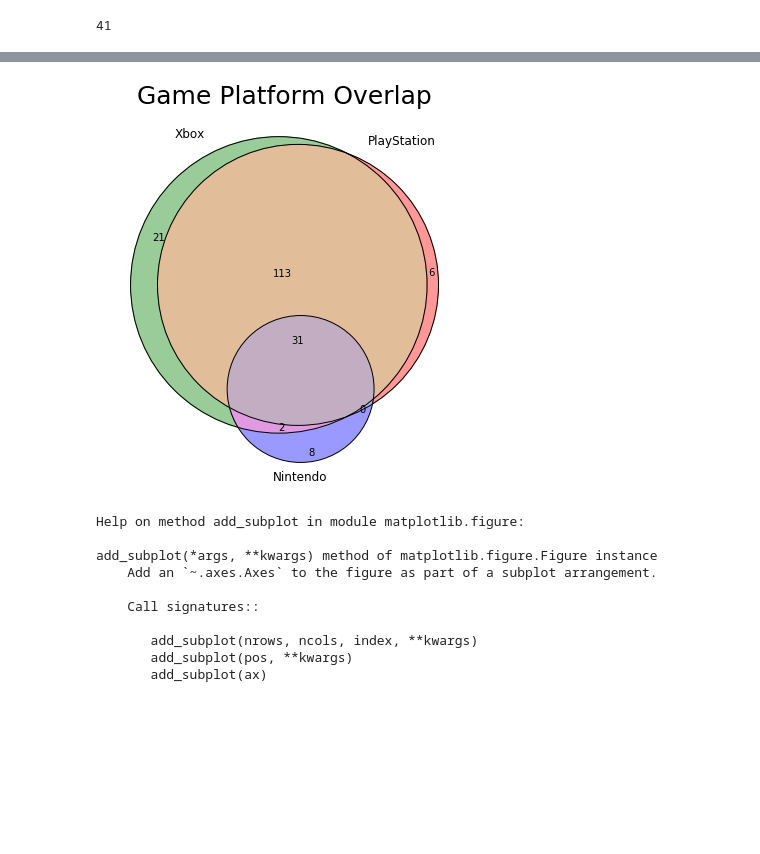
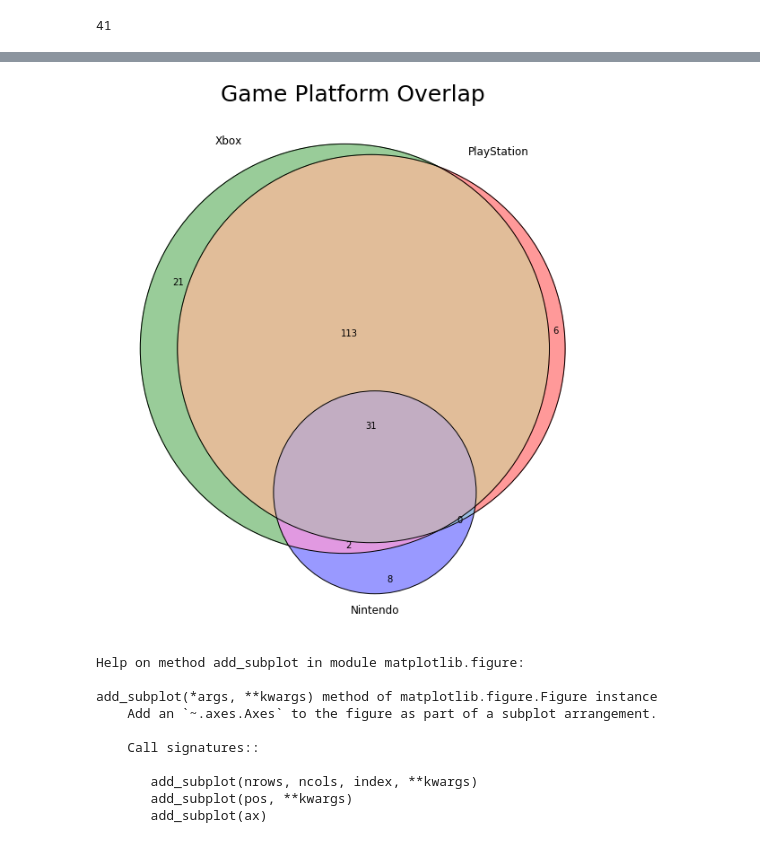
Before and after one commit to Judahesses/IGDB-Project-1, a Jupyter notebook: igdb-project-1.ipynb, the cells around one changed output, grey strips where cells are left out. Saved outputs shown, nothing was run; the diff lists cells and outputs as text; code cells hidden in the pictures; blank space fills up the shorter version.

```diff
--- a/igdb-project-1.ipynb
+++ b/igdb-project-1.ipynb
@@ -405,30 +405,30 @@ Requirement already satisfied: setuptools in /anaconda3/lib/python3.7/site-packa
 # %%
 #given the unique assemblance of my data this takes in area.weight inputs and returns a venn-diagram
 from matplotlib import pyplot as plt
 import numpy as np
 from matplotlib_venn import venn3, venn3_circles
 #need to find the overlap of games between each video game platform so convert our unique list of games offered for each platform into a set
 A = unique_ls_playstation_games
 B = unique_ls_xbox_games
 C = unique_ls_nintendo_games
 Abc = len(set(A)-set(B)-set(C))
 aBc = len(set(B)-set(A)-set(C))
 ABc = len(set(A)&set(B)-set(C))
 abC = len(set(C)-set(A)-set(B))
 AbC = len(set(A)&set(C)-set(B))
 aBC = len(set(B)&set(C)-set(A))
 ABC = len(set(A)&set(B)&set(C))
 #using the lengths of the unique list that we set up earlier and checking the overlap between them using the bitwise operators we can create a list of area weighted overlaps for each section of our venn diagram
 #the set of values that it takes will be the weighted average of every combination of game_overlap
-plt.figure(figsize=(7,7))
+plt.figure(figsize=(10,15))
 v = venn3(subsets=((Abc, aBc, ABc, abC, AbC, aBC, ABC)), set_labels = ('Xbox', 'PlayStation', 'Nintendo'))
 c=venn3_circles(subsets = (Abc, aBc, ABc, abC, AbC, aBC, ABC), linestyle='solid', linewidth=1, color="black")
 v.get_patch_by_id('A').set_color('green')
 v.get_patch_by_id('B').set_color('red')
-plt.title('Game Platform Overlap', size = 25, )
+plt.title('Game Platform Overlap', size = 25)
 plt.show()
 # %% [output]
-[figure, old version]
+[figure, new version]
 # %%
 #create a list of x values that correspond to the fraction of Playstation games by genre
 y_ps = [ps['Simulator'], ps['Tactical'],
```
Also changed, not shown: parts of 2 cells of this notebook.
